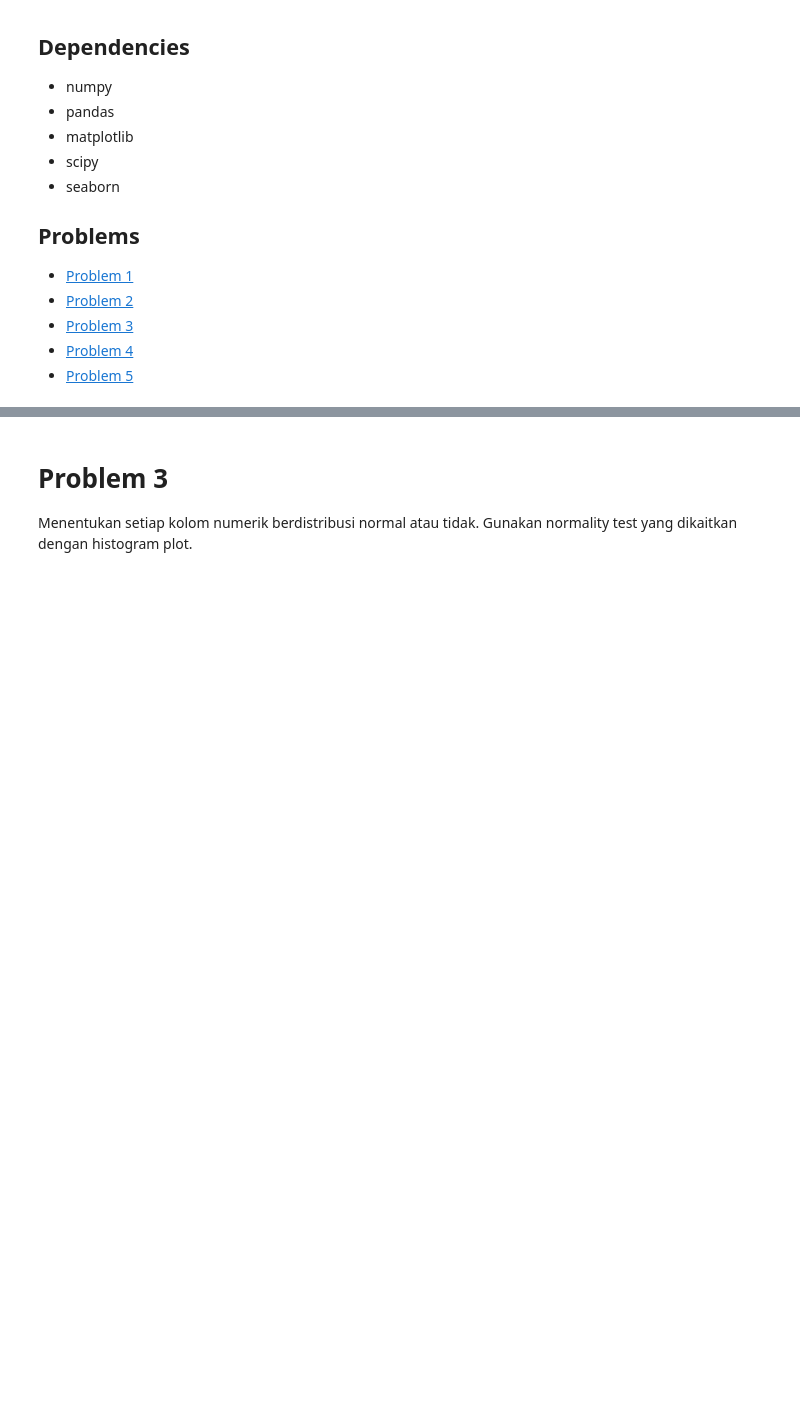
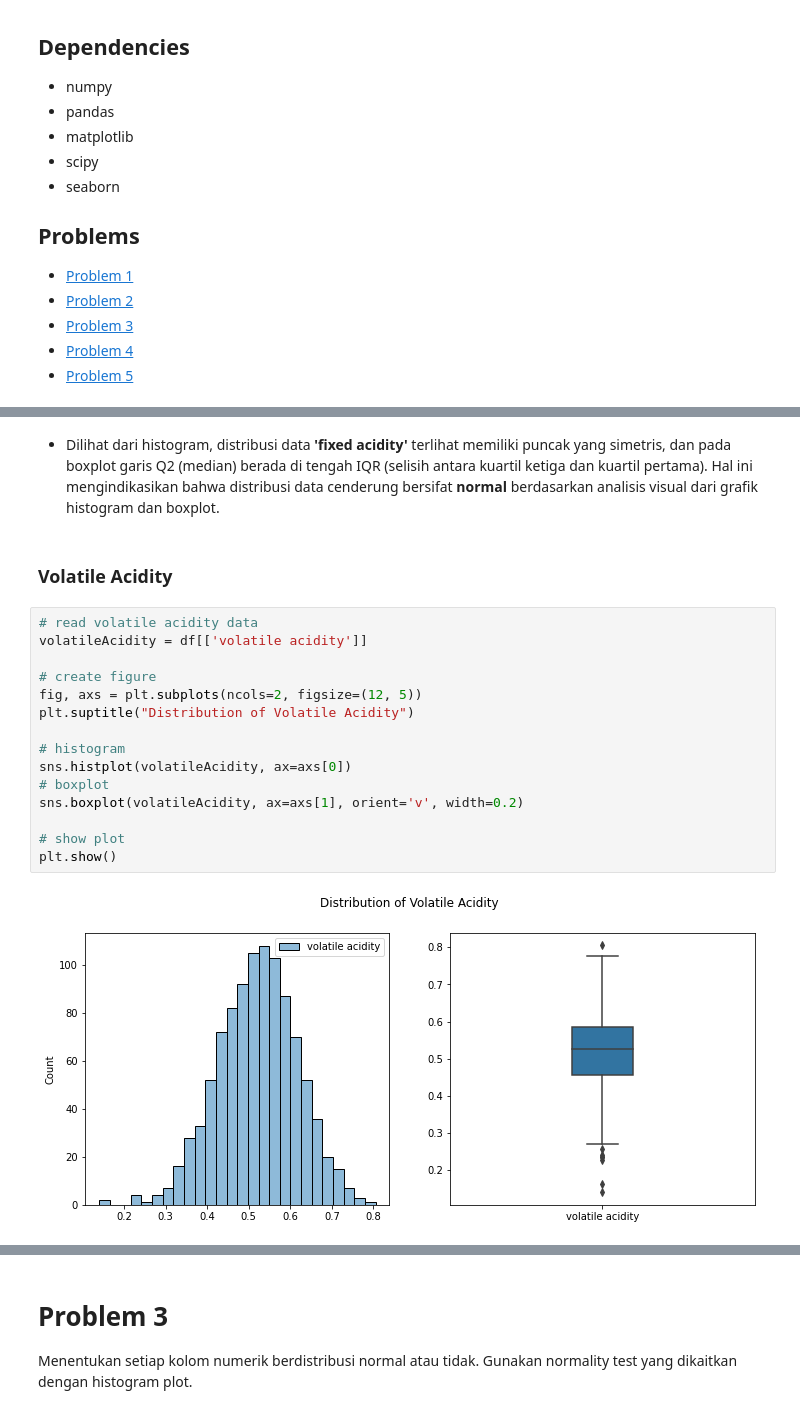
Before and after one commit to bernarduswillson/ProbStat, a Jupyter notebook: tubes.ipynb, the cells around one changed output, grey strips where cells are left out. Cells and saved outputs as stored; diff of their text form; blank space fills up the shorter version.

```diff
--- a/tubes.ipynb
+++ b/tubes.ipynb
@@ -124,0 +109,21 @@ plt.show()
+# %% [markdown]
+- Dilihat dari histogram, distribusi data **'fixed acidity'** terlihat memiliki puncak yang simetris, dan pada boxplot garis Q2 (median) berada di tengah IQR (selisih antara kuartil ketiga dan kuartil pertama). Hal ini mengindikasikan bahwa distribusi data cenderung bersifat **normal** berdasarkan analisis visual dari grafik histogram dan boxplot.
+# %% [markdown]
+### Volatile Acidity
+# %%
+# read volatile acidity data
+volatileAcidity = df[['volatile acidity']]
+
+# create figure
+fig, axs = plt.subplots(ncols=2, figsize=(12, 5))
+plt.suptitle("Distribution of Volatile Acidity")
+
+# histogram
+sns.histplot(volatileAcidity, ax=axs[0])
+# boxplot
+sns.boxplot(volatileAcidity, ax=axs[1], orient='v', width=0.2)
+
+# show plot
+plt.show()
+# %% [output]
+[figure, added]
```
Also changed, not shown: parts of 50 cells of this notebook.
